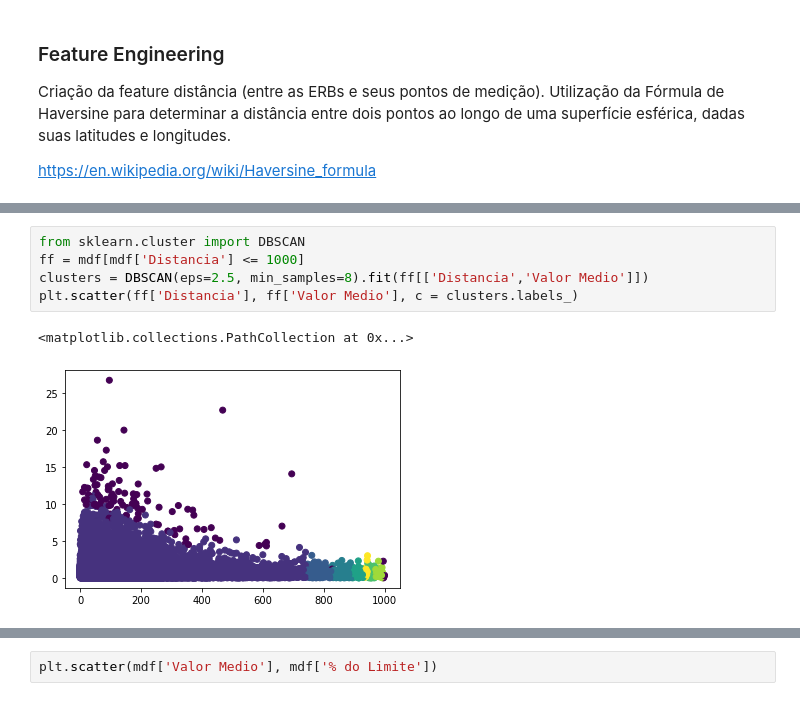
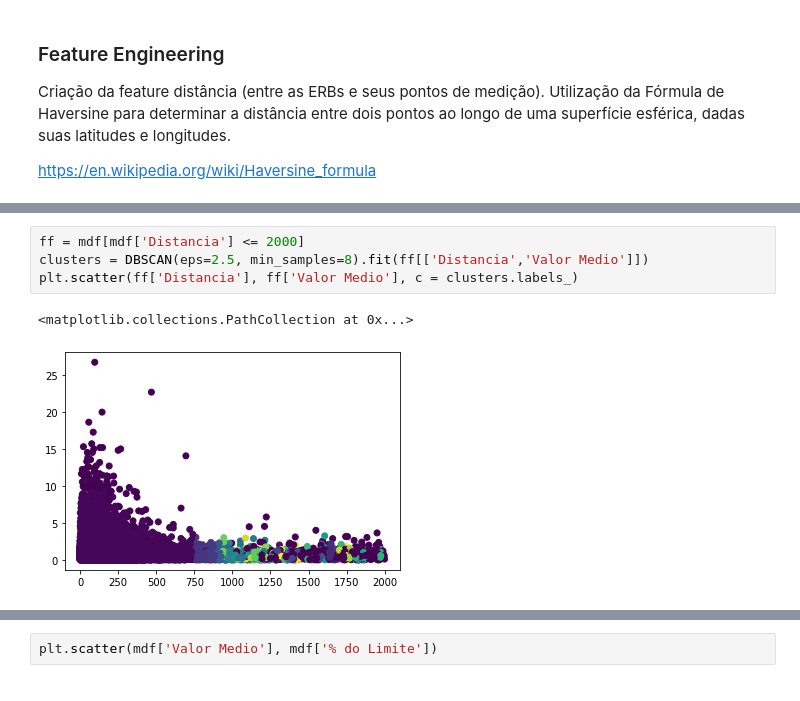
Before and after one commit to lucastsc/eletromagnetism, a Jupyter notebook: electromagnetism.ipynb, the cells around one changed output, grey strips where cells are left out. Cells and saved outputs as stored; diff of their text form.

```diff
--- a/electromagnetism.ipynb
+++ b/electromagnetism.ipynb
@@ -411,8 +408,7 @@ plt.scatter(mdf_anapolis[mdf_anapolis['Distancia'] < dmax]['Distancia'], mdf_ana
 # %%
-from sklearn.cluster import DBSCAN
-ff = mdf[mdf['Distancia'] <= 1000]
+ff = mdf[mdf['Distancia'] <= 2000]
 clusters = DBSCAN(eps=2.5, min_samples=8).fit(ff[['Distancia','Valor Medio']])
 plt.scatter(ff['Distancia'], ff['Valor Medio'], c = clusters.labels_)
 # %% [output]
 <matplotlib.collections.PathCollection at 0x...>
-[figure, old version]
+[figure, new version]
```
Also changed, not shown: parts of 25 cells of this notebook, 1 other file.
